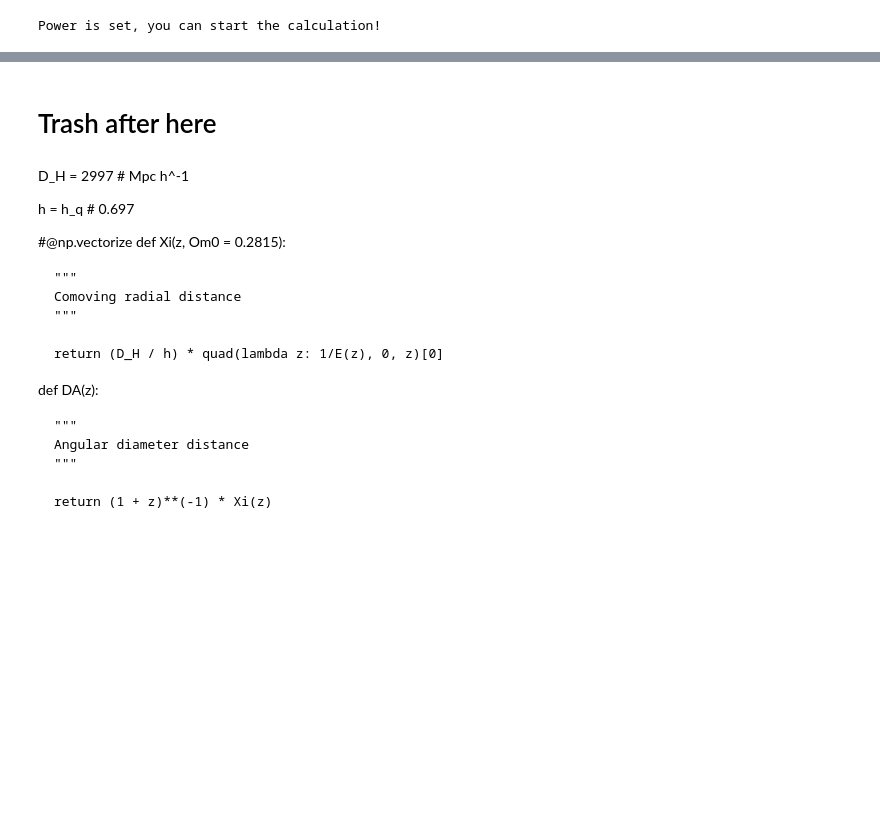
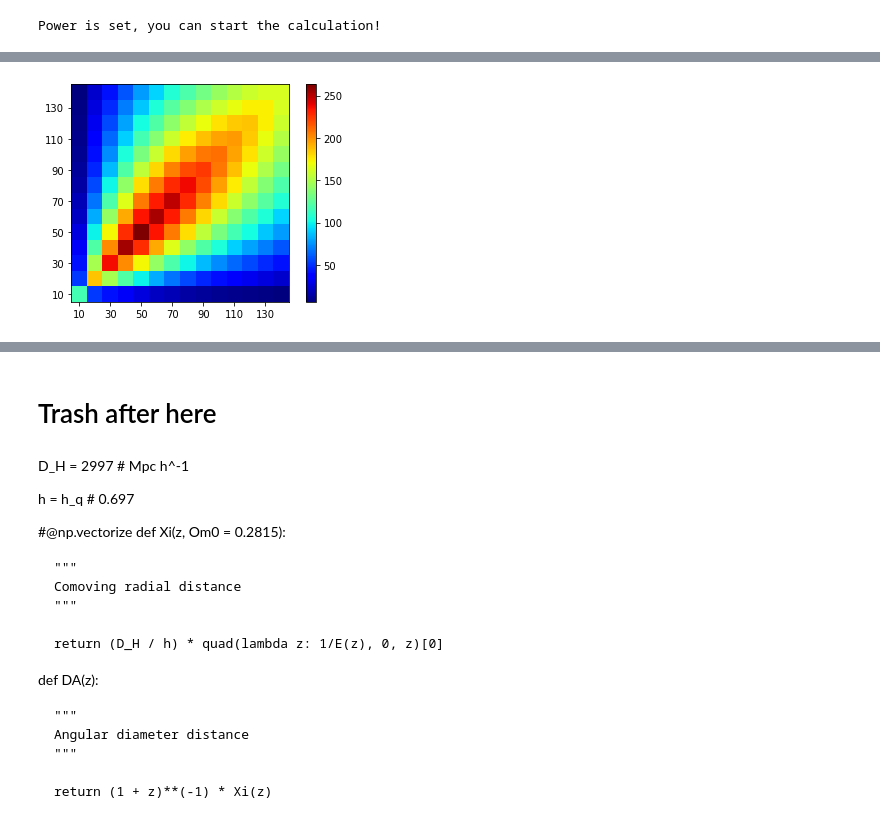
Before and after one commit to NaregM/CovarianceMatrix_pairwiseVelocity, a Jupyter notebook: Covariance_matrix_analysis.ipynb, the cells around one changed output, grey strips where cells are left out. Drawn from its saved outputs; the diff is of its cells as text; code cells hidden in the pictures; blank space fills up the shorter version.

```diff
--- a/Covariance_matrix_analysis.ipynb
+++ b/Covariance_matrix_analysis.ipynb
@@ -67,0 +123,9 @@ ax2.set_xlabel("r [Mpc]", size = 10);
+# %%
+# Full covariance matrix
+plt.imshow(Cmeasure + cv_v12 + sn_v12, cmap = "jet", origin = "lower")
+plt.colorbar()
+
+plt.xticks(range(cm_v12.R_range().size)[::2], np.arange(r_min, r_max, Dr)[::2])
+plt.yticks(range(cm_v12.R_range().size)[::2], np.arange(r_min, r_max, Dr)[::2]);
+# %% [output]
+[figure, added]
```
Also changed, not shown: parts of 9 cells of this notebook, 1 other file.
